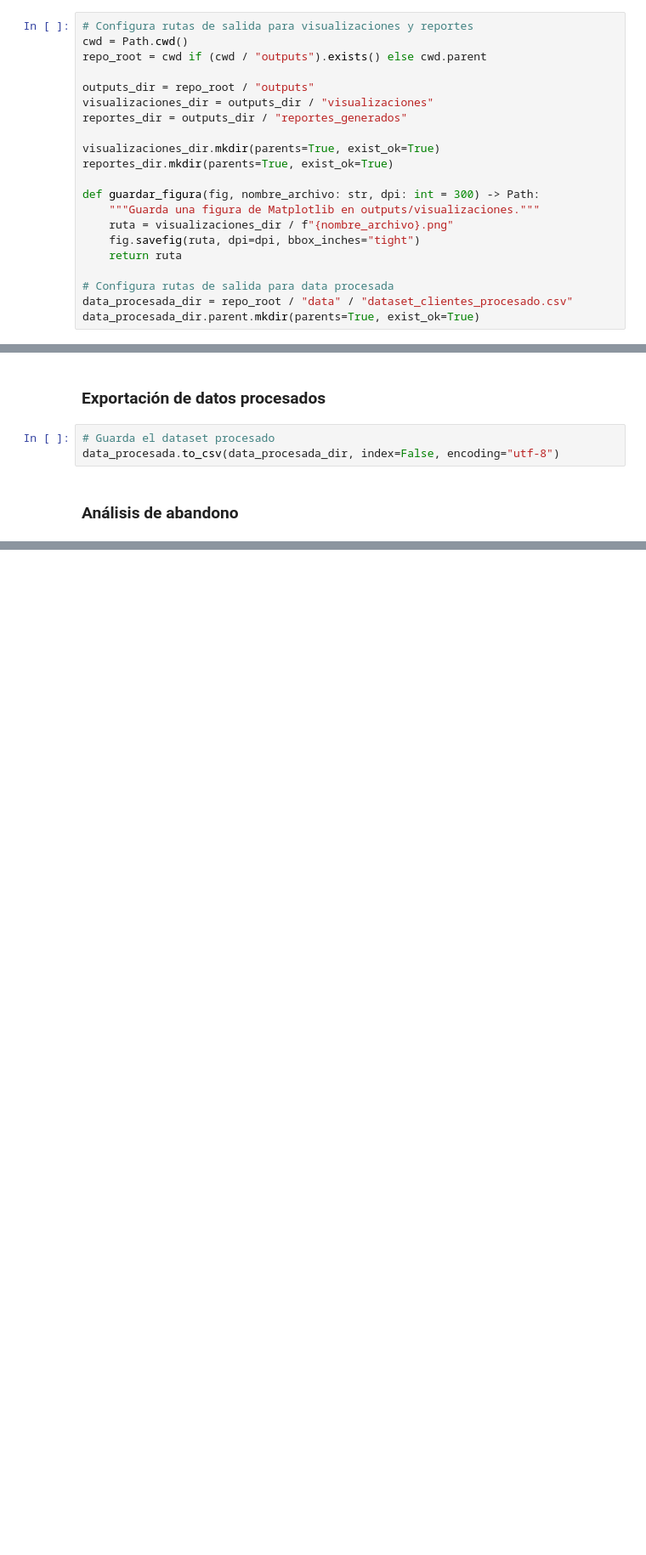
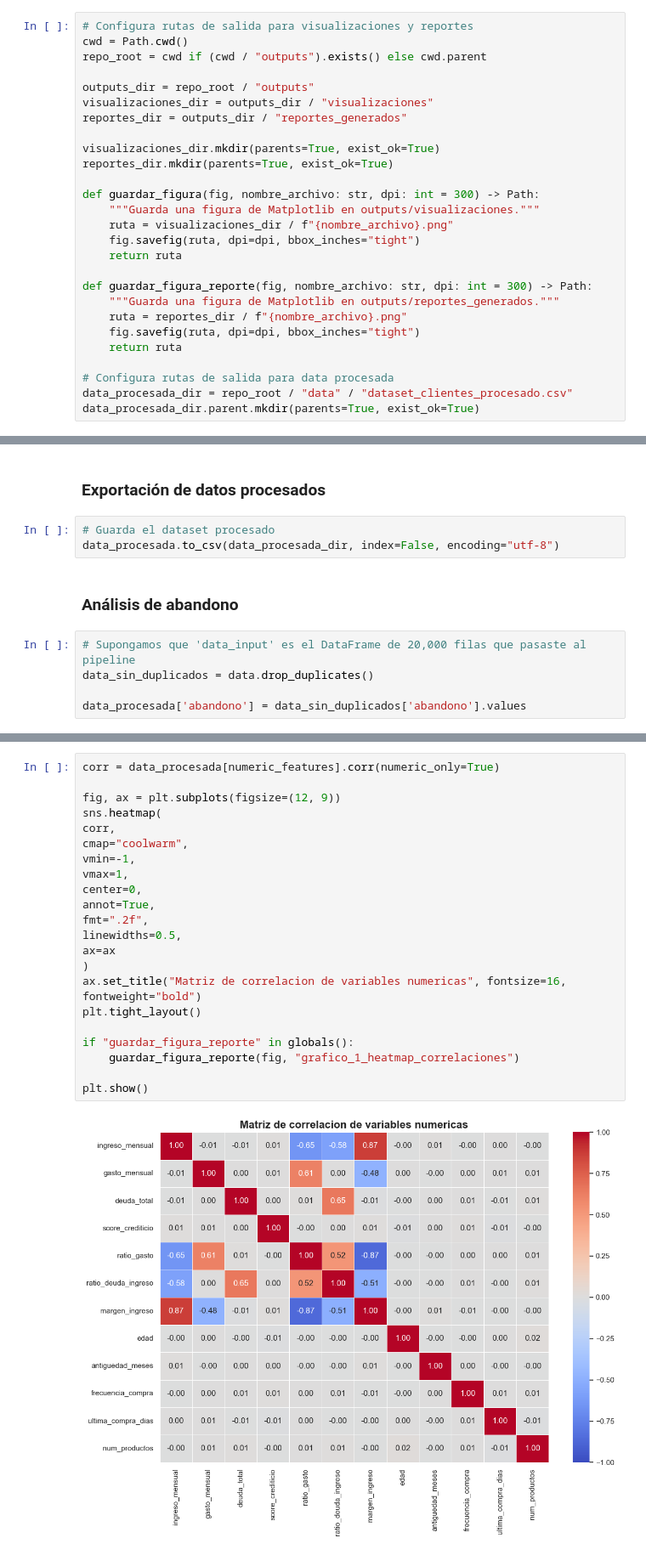
Before and after one commit to francarrascoo/Programaci-n-para-la-ciencia-de-datos, a Jupyter notebook: notebooks/notebook.ipynb, the cells around one changed output, grey strips where cells are left out. Shown at 85% size. Saved outputs shown, nothing was run; the diff lists cells and outputs as text; blank space fills up the shorter version.

```diff
--- a/notebooks/notebook.ipynb
+++ b/notebooks/notebook.ipynb
@@ -57,6 +57,12 @@ def guardar_figura(fig, nombre_archivo: str, dpi: int = 300) -> Path:
     fig.savefig(ruta, dpi=dpi, bbox_inches="tight")
     return ruta
 
+def guardar_figura_reporte(fig, nombre_archivo: str, dpi: int = 300) -> Path:
+    """Guarda una figura de Matplotlib en outputs/reportes_generados."""
+    ruta = reportes_dir / f"{nombre_archivo}.png"
+    fig.savefig(ruta, dpi=dpi, bbox_inches="tight")
+    return ruta
+
 # Configura rutas de salida para data procesada
 data_procesada_dir = repo_root / "data" / "dataset_clientes_procesado.csv"
 data_procesada_dir.parent.mkdir(parents=True, exist_ok=True)
@@ -606,3 +613,8 @@ else:
 data_procesada.to_csv(data_procesada_dir, index=False, encoding="utf-8")
 # %% [markdown]
 ### Análisis de abandono
+# %%
+# Supongamos que 'data_input' es el DataFrame de 20,000 filas que pasaste al pipeline
+data_sin_duplicados = data.drop_duplicates()
+
+data_procesada['abandono'] = data_sin_duplicados['abandono'].values
@@ -608,0 +689,24 @@ data_procesada.to_csv(data_procesada_dir, index=False, encoding="utf-8")
+# %%
+corr = data_procesada[numeric_features].corr(numeric_only=True)
+
+fig, ax = plt.subplots(figsize=(12, 9))
+sns.heatmap(
+corr,
+cmap="coolwarm",
+vmin=-1,
+vmax=1,
+center=0,
+annot=True,
+fmt=".2f",
+linewidths=0.5,
+ax=ax
+)
+ax.set_title("Matriz de correlacion de variables numericas", fontsize=16, fontweight="bold")
+plt.tight_layout()
+
+if "guardar_figura_reporte" in globals():
+    guardar_figura_reporte(fig, "grafico_1_heatmap_correlaciones")
+
+plt.show()
+# %% [output]
+[figure, added]
```
Also changed, not shown: parts of 12 cells of this notebook, 5 other files.
